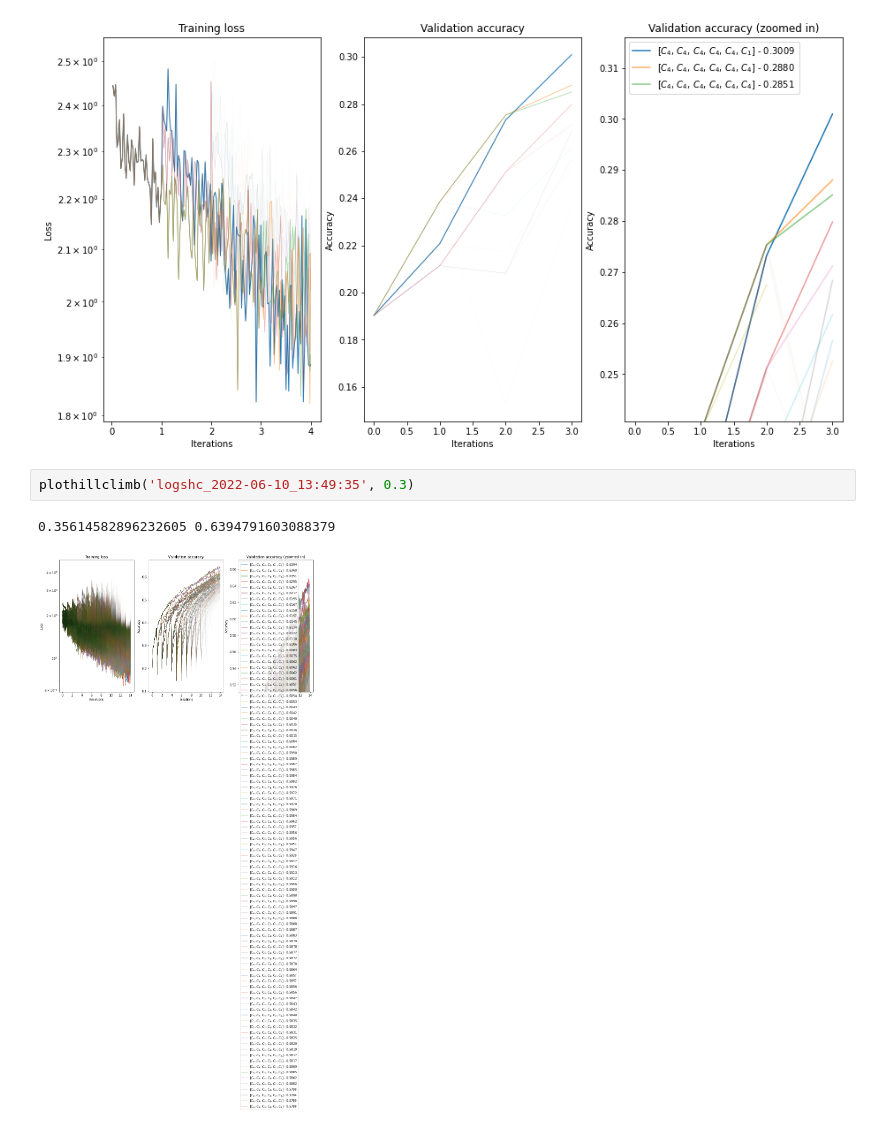
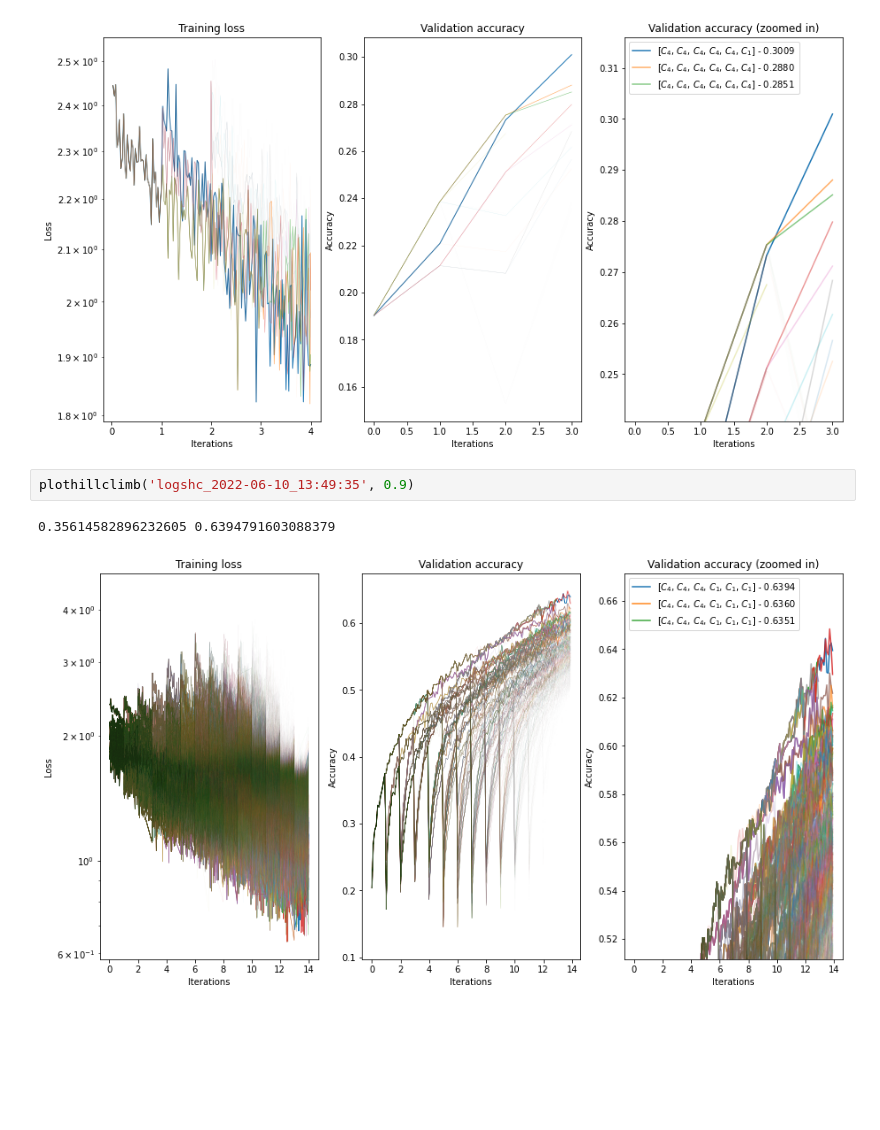
Before and after one commit to k8lion/equiNAS, a Jupyter notebook: plot.ipynb, the cells around one changed output. Drawn from its saved outputs; the diff is of its cells as text; blank space fills up the shorter version.

```diff
--- a/plot.ipynb
+++ b/plot.ipynb
@@ -145,7 +145,7 @@ plothillclimb('logshc_2022-06-10_13:37:51', 0.5)
 0.15270833671092987 0.3009375035762787
 [figure]
 # %%
-plothillclimb('logshc_2022-06-10_13:49:35', 0.3)
+plothillclimb('logshc_2022-06-10_13:49:35', 0.9)
 # %% [output]
 0.35614582896232605 0.6394791603088379
-[figure, old version]
+[figure, new version]
```
Also changed, not shown: 2 other files.
